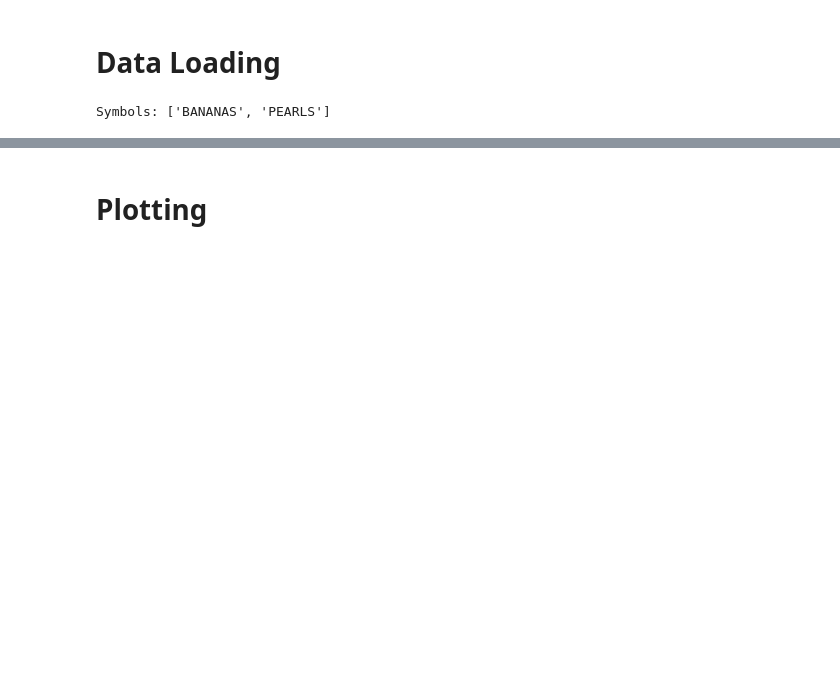
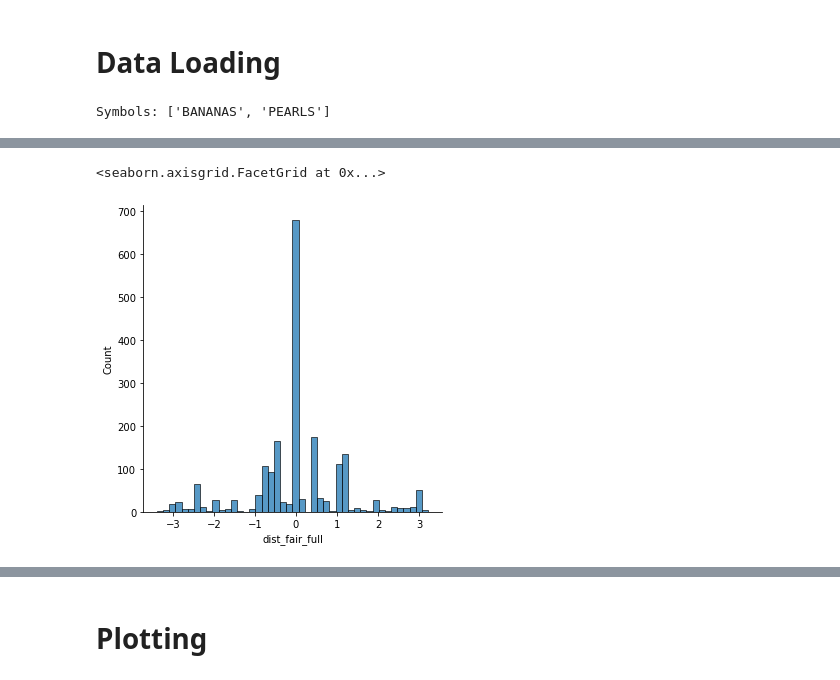
Before and after one commit to XiuLuoShen/imc_prosperity, a Jupyter notebook: ResultsAnalysis.ipynb, the cells around one changed output, grey strips where cells are left out. Drawn from its saved outputs; the diff is of its cells as text; code cells hidden in the pictures; blank space fills up the shorter version.

```diff
--- a/ResultsAnalysis.ipynb
+++ b/ResultsAnalysis.ipynb
@@ -325,0 +439,6 @@ plot_quote(results[s], s)
+# %%
+quote['dist_fair_full'] = quote['quote_wgt_px_full']-quote['mid_price']
+quote['dist_fair_3'] = quote['quote_wgt_px_3']-quote['mid_price']
+
+quote['dist_fair_bid'] = quote['quote_wgt_px_full']-quote['bid']
+quote['dist_fair_ask'] = quote['quote_wgt_px_full']-quote['ask']
@@ -325,0 +502,5 @@ plot_quote(results[s], s)
+# %%
+sns.displot(x='dist_fair_full', data=quote)
+# %% [output]
+<seaborn.axisgrid.FacetGrid at 0x...>
+[figure, added]
```
Also changed, not shown: parts of 38 cells of this notebook, 2 other files.
